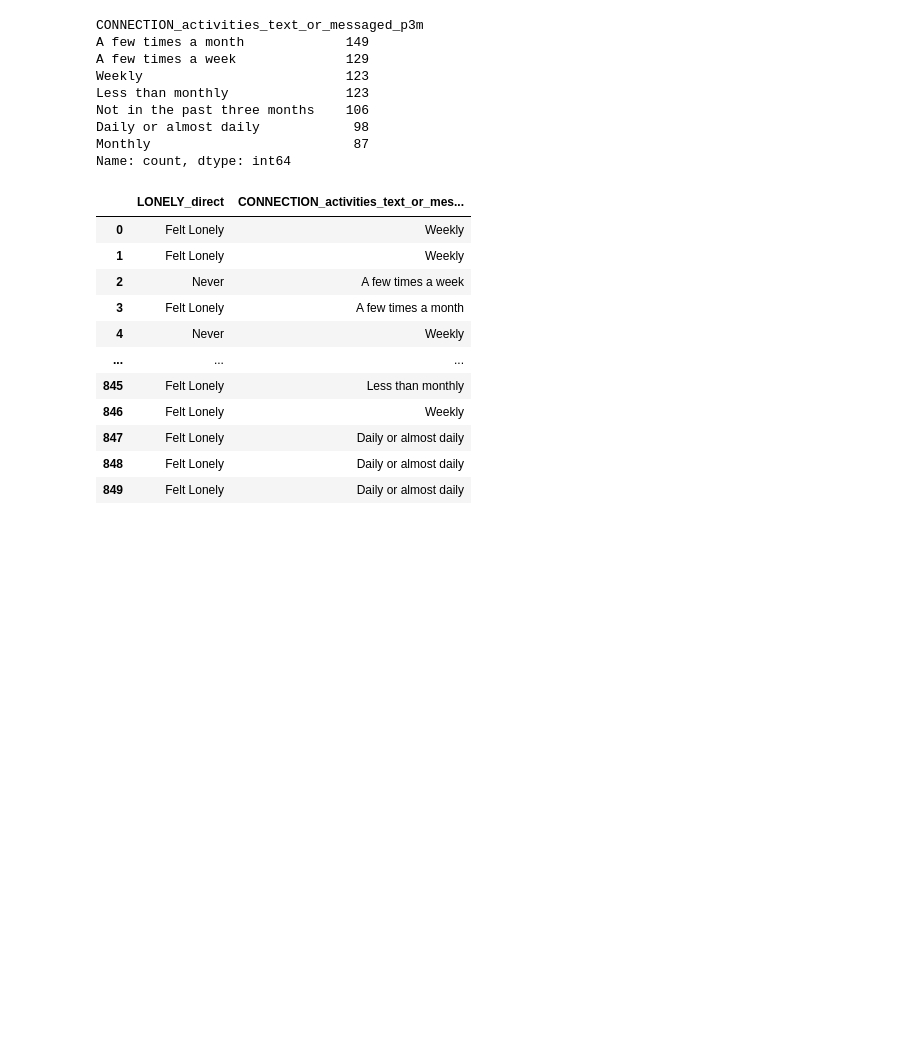
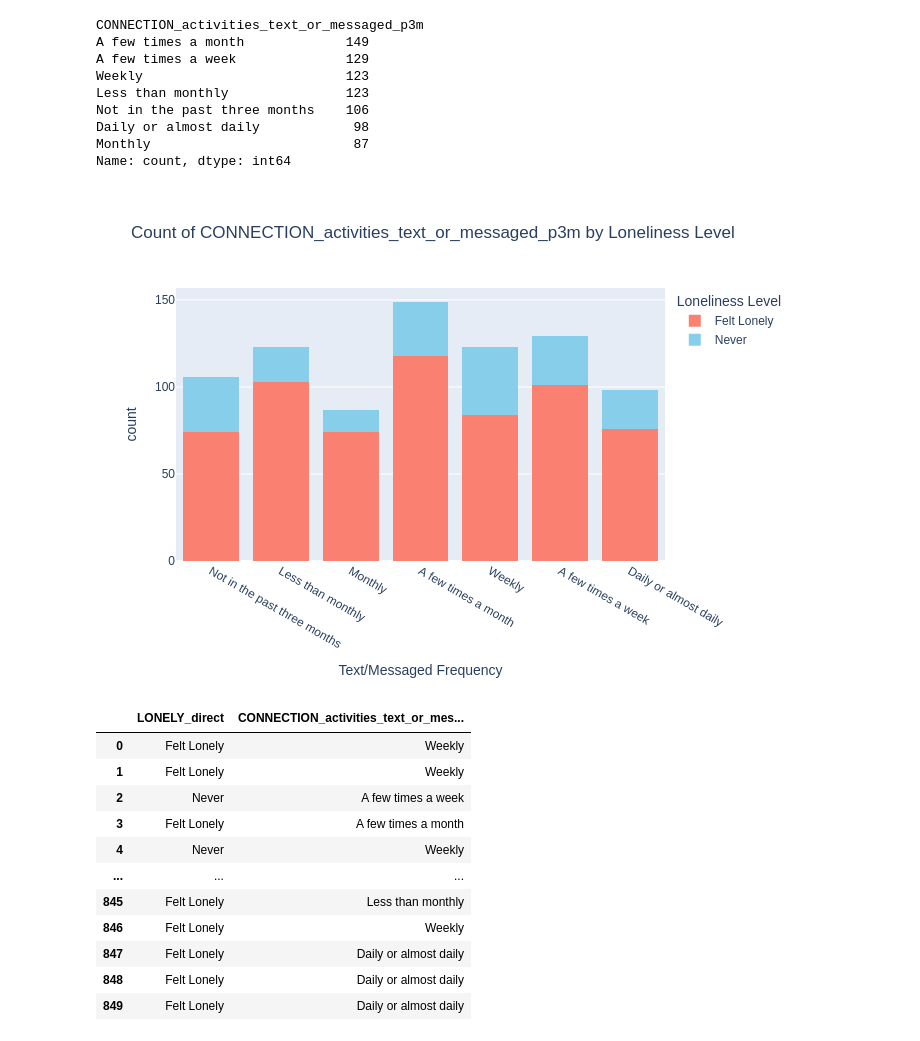
Before and after one commit to Zain-Mahmoud/sta130cp, a Jupyter notebook: Edie analysis.ipynb, the cells around one changed output. Cells and saved outputs as stored; diff of their text form; code cells hidden in the pictures; blank space fills up the shorter version.

```diff
--- a/Edie analysis.ipynb
+++ b/Edie analysis.ipynb
@@ -97,6 +97,23 @@ Not in the past three months    106
 Daily or almost daily            98
 Monthly                          87
 Name: count, dtype: int64
+# %%
+import plotly.express as px
+fig = px.histogram(
+    cleaned_data,
+    x='CONNECTION_activities_text_or_messaged_p3m',
+    color='LONELY_direct',  # Color by loneliness level
+    title='Count of CONNECTION_activities_text_or_messaged_p3m by Loneliness Level',
+    labels={'CONNECTION_activities_text_or_messaged_p3m': 'Text/Messaged Frequency', 'LONELY_direct': 'Loneliness Level'},
+    category_orders={'CONNECTION_activities_text_or_messaged_p3m': ordered_categories},  # Order categories
+    barmode='stack',  # Stack the bars for each category of loneliness
+    color_discrete_map={'Never': 'skyblue', 'Felt Lonely': 'salmon'}
+)
+
+# Show the plot
+fig.show(renderer="png")
+# %% [output]
+[figure, added]
 # %%
 cleaned_data
 # %% [output]
```
Also changed, not shown: parts of 1 cell of this notebook.
